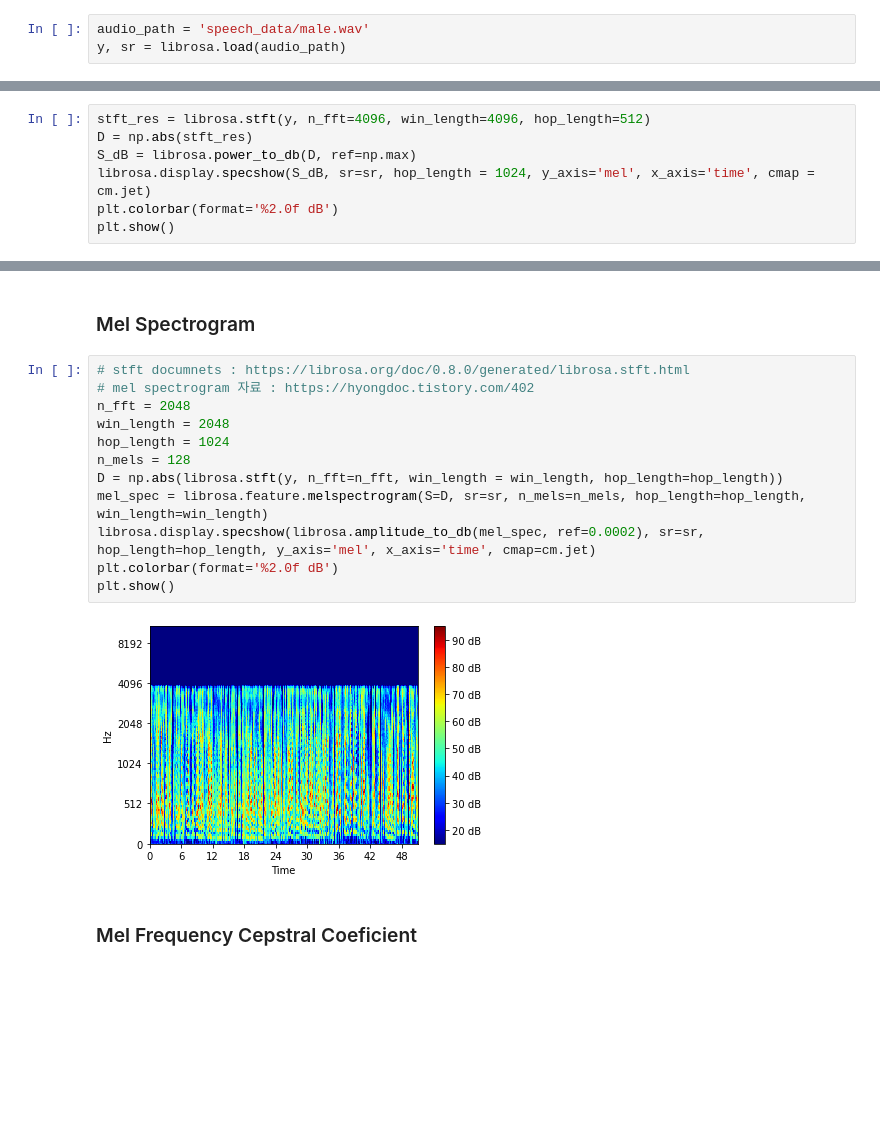
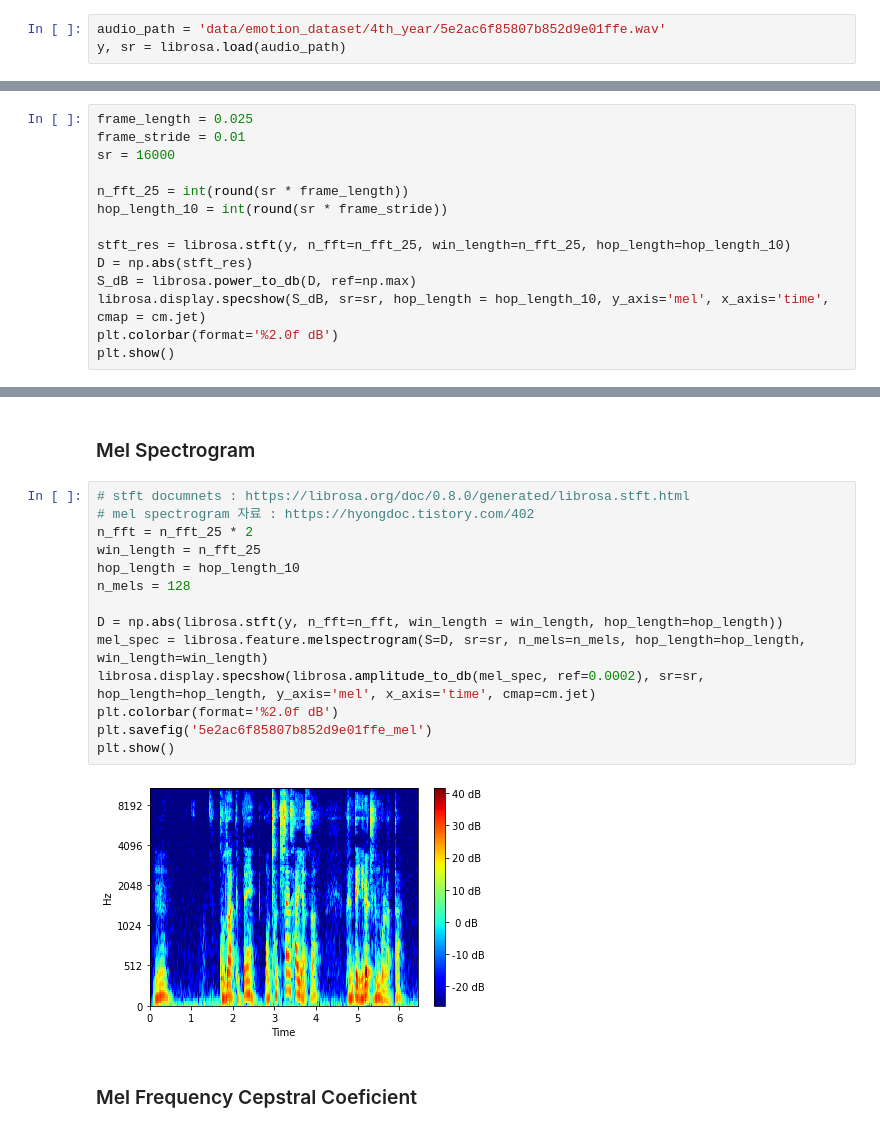
Before and after one commit to Oppo-sit/MFCC_study, a Jupyter notebook: librosa/MFCC_basic.ipynb, the cells around one changed output, grey strips where cells are left out. Cells and saved outputs as stored; diff of their text form; blank space fills up the shorter version.

Commit message:
MFCC 210906
STFT_basic 주석추가
MFCC_basic 내용 수정
multi_file_MFCC 추가

```diff
--- a/librosa/MFCC_basic.ipynb
+++ b/librosa/MFCC_basic.ipynb
@@ -7,15 +7,22 @@ import numpy as np
 import matplotlib.pyplot as plt
 import matplotlib.cm as cm
 # %%
-audio_path = 'speech_data/male.wav'
+audio_path = 'data/emotion_dataset/4th_year/5e2ac6f85807b852d9e01ffe.wav'
 y, sr = librosa.load(audio_path)
 # %% [markdown]
 <h3> Short Time Fourier Transform </h3>
 # %%
-stft_res = librosa.stft(y, n_fft=4096, win_length=4096, hop_length=512)
+frame_length = 0.025
+frame_stride = 0.01
+sr = 16000
+
+n_fft_25 = int(round(sr * frame_length))
+hop_length_10 = int(round(sr * frame_stride))
+
+stft_res = librosa.stft(y, n_fft=n_fft_25, win_length=n_fft_25, hop_length=hop_length_10)
 D = np.abs(stft_res)
 S_dB = librosa.power_to_db(D, ref=np.max)
-librosa.display.specshow(S_dB, sr=sr, hop_length = 1024, y_axis='mel', x_axis='time', cmap = cm.jet)
+librosa.display.specshow(S_dB, sr=sr, hop_length = hop_length_10, y_axis='mel', x_axis='time', cmap = cm.jet)
 plt.colorbar(format='%2.0f dB')
 plt.show()
 # %% [output]
@@ -25,17 +49,19 @@ plt.show()
 # %%
 # stft documnets : https://librosa.org/doc/0.8.0/generated/librosa.stft.html
 # mel spectrogram 자료 : https://hyongdoc.tistory.com/402
-n_fft = 2048
-win_length = 2048
-hop_length = 1024
+n_fft = n_fft_25 * 2
+win_length = n_fft_25
+hop_length = hop_length_10
 n_mels = 128
+
 D = np.abs(librosa.stft(y, n_fft=n_fft, win_length = win_length, hop_length=hop_length))
 mel_spec = librosa.feature.melspectrogram(S=D, sr=sr, n_mels=n_mels, hop_length=hop_length, win_length=win_length)
 librosa.display.specshow(librosa.amplitude_to_db(mel_spec, ref=0.0002), sr=sr, hop_length=hop_length, y_axis='mel', x_axis='time', cmap=cm.jet)
 plt.colorbar(format='%2.0f dB')
+plt.savefig('5e2ac6f85807b852d9e01ffe_mel')
 plt.show()
 # %% [output]
-[figure, old version]
+[figure, new version]
 # %% [markdown]
 <h3> Mel Frequency Cepstral Coeficient </h3>
 # %%
```
Also changed, not shown: parts of 4 cells of this notebook, 6 other files.
